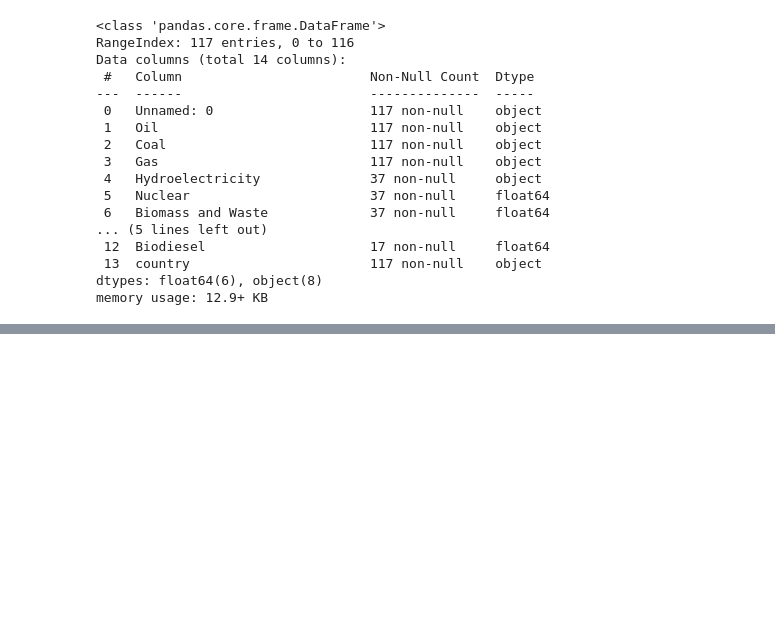
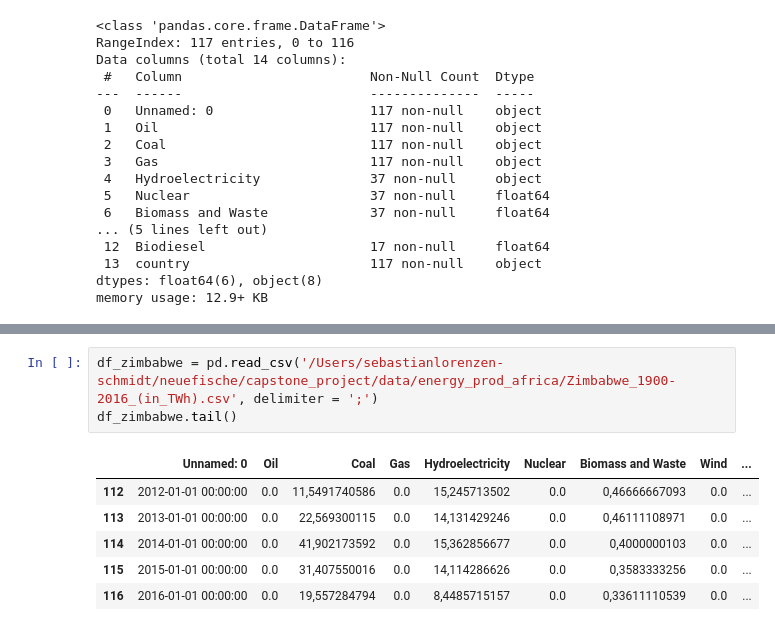
Before and after one commit to TeamGreenWave/capstone_project, a Jupyter notebook: africa_prod_data_SLS.ipynb, the cells around one changed output, grey strips where cells are left out. Cells and saved outputs as stored; diff of their text form; blank space fills up the shorter version.

```diff
--- a/africa_prod_data_SLS.ipynb
+++ b/africa_prod_data_SLS.ipynb
@@ -104,0 +240,10 @@ countries= ['Algeria','Angola''Benin',
+# %%
+df_zimbabwe = pd.read_csv('/Users/sebastianlorenzen-schmidt/neuefische/capstone_project/data/energy_prod_africa/Zimbabwe_1900-2016_(in_TWh).csv', delimiter = ';')
+df_zimbabwe.tail()
+# %% [output]
+|  | Unnamed: 0 | Oil | Coal | Gas | Hydroelectricity | Nuclear | Biomass and Waste | Wind | ... |
+| 112 | 2012-01-01 00:00:00 | 0.0 | 11,5491740586 | 0.0 | 15,245713502 | 0.0 | 0,46666667093 | 0.0 | ... |
+| 113 | 2013-01-01 00:00:00 | 0.0 | 22,569300115 | 0.0 | 14,131429246 | 0.0 | 0,46111108971 | 0.0 | ... |
+| 114 | 2014-01-01 00:00:00 | 0.0 | 41,902173592 | 0.0 | 15,362856677 | 0.0 | 0,4000000103 | 0.0 | ... |
+| 115 | 2015-01-01 00:00:00 | 0.0 | 31,407550016 | 0.0 | 14,114286626 | 0.0 | 0,3583333256 | 0.0 | ... |
+| 116 | 2016-01-01 00:00:00 | 0.0 | 19,557284794 | 0.0 | 8,4485715157 | 0.0 | 0,33611110539 | 0.0 | ... |
```
Also changed, not shown: parts of 6 cells of this notebook, 10 other files.
